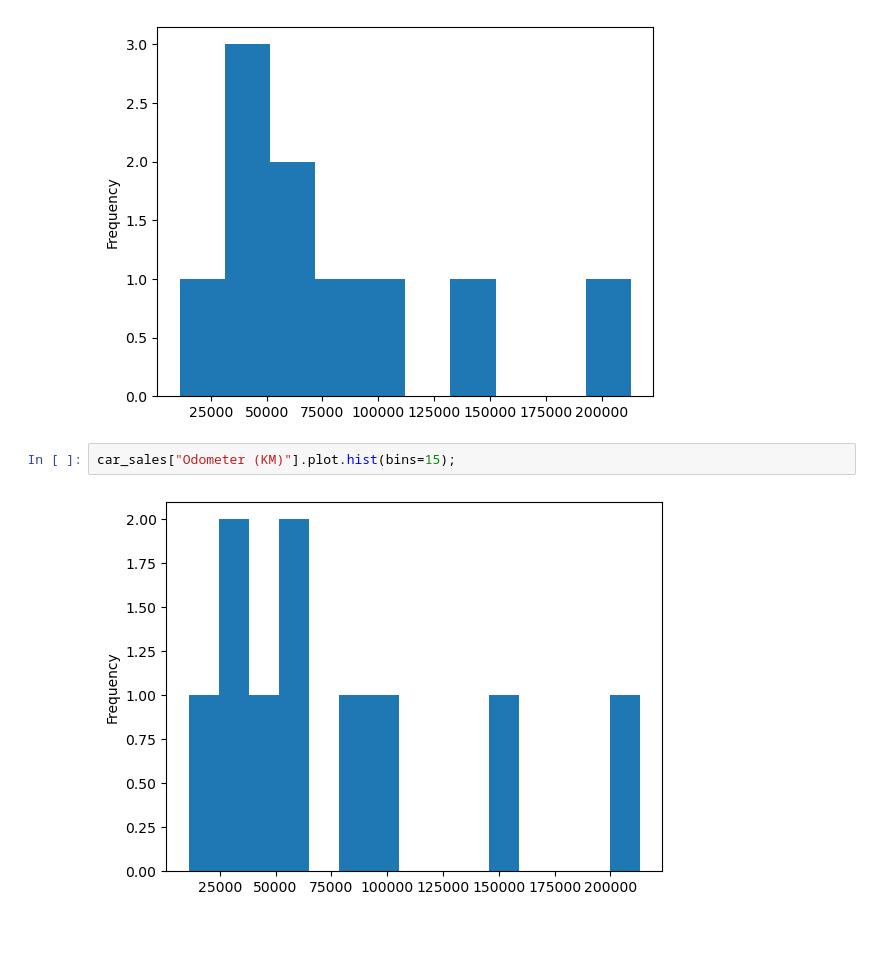
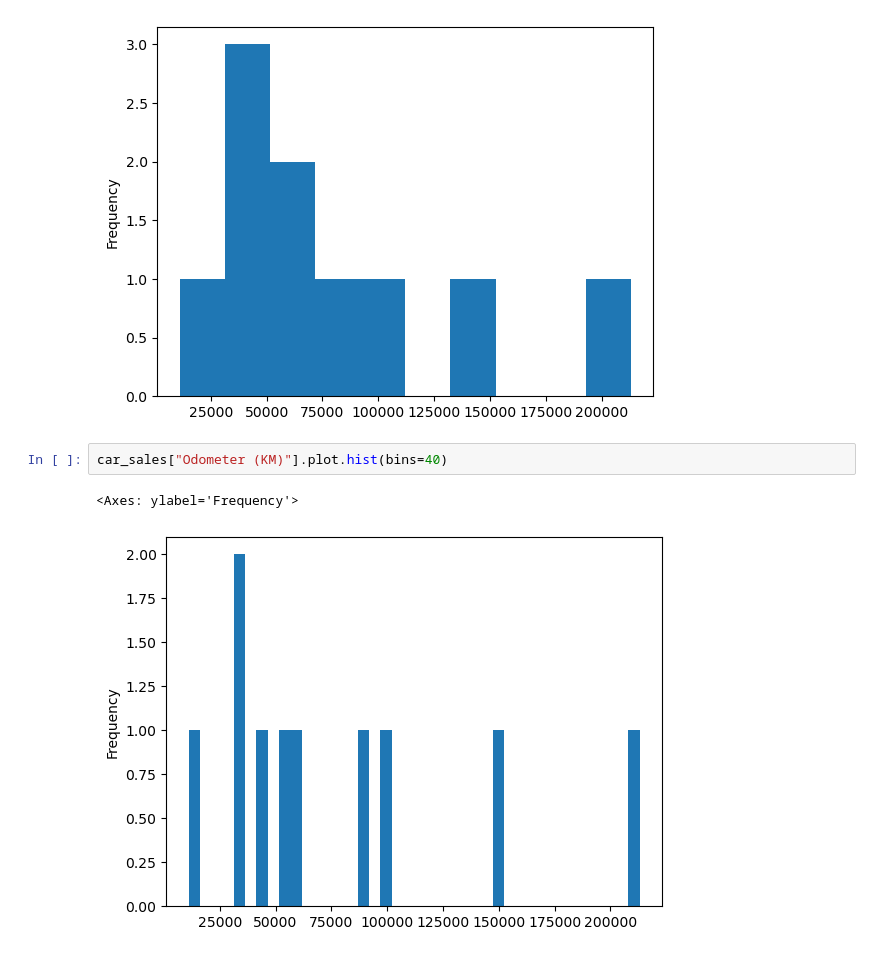
Before and after one commit to leandrofahur/senior-python-developer, a Jupyter notebook: machine-learning/matplotlib-data-analysis/introduction-to-matplotlib.ipynb, the cells around one changed output. Saved outputs shown, nothing was run; the diff lists cells and outputs as text.

Commit message:
playing around with some plots in pandas and numpy from matplotlib

```diff
--- a/machine-learning/matplotlib-data-analysis/introduction-to-matplotlib.ipynb
+++ b/machine-learning/matplotlib-data-analysis/introduction-to-matplotlib.ipynb
@@ -316,6 +316,7 @@ car_sales["Odometer (KM)"].plot(kind="hist");
 # %% [output]
 [figure]
 # %%
-car_sales["Odometer (KM)"].plot.hist(bins=15);
+car_sales["Odometer (KM)"].plot.hist(bins=40)
 # %% [output]
+<Axes: ylabel='Frequency'>
-[figure, old version]
+[figure, new version]
```
Also changed, not shown: parts of 4 cells of this notebook, 1 other file.
